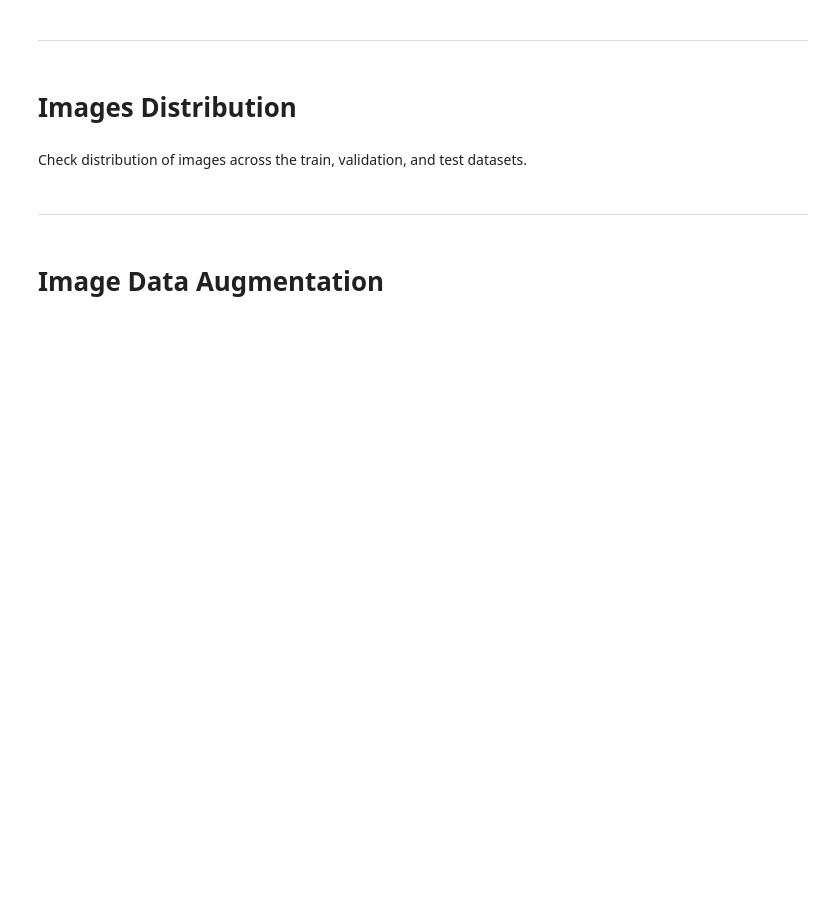
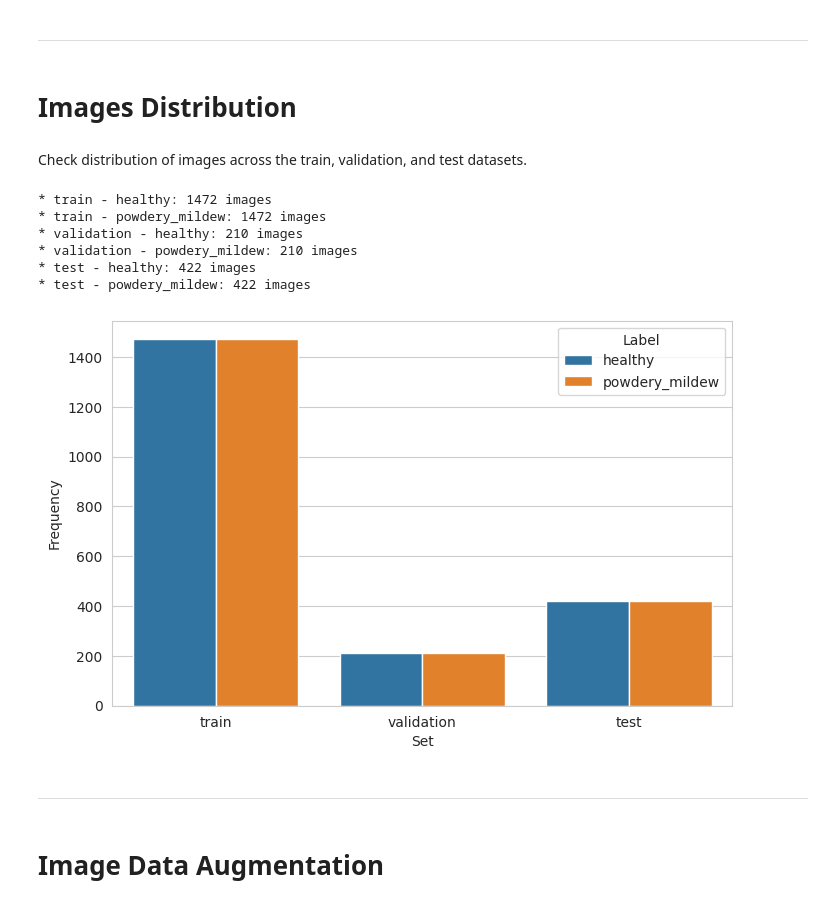
Before and after one commit to Rochilaz123/mildew-detection-in-cherry-leaves, a Jupyter notebook: jupyter_notebooks/03-Modelling and Evaluating.ipynb, the cells around one changed output. Drawn from its saved outputs; the diff is of its cells as text; code cells hidden in the pictures; blank space fills up the shorter version.

```diff
--- a/jupyter_notebooks/03-Modelling and Evaluating.ipynb
+++ b/jupyter_notebooks/03-Modelling and Evaluating.ipynb
@@ -105,27 +117,34 @@ Check distribution of images across the train, validation, and test datasets.
 # %%
 df_freq = pd.DataFrame([])
 for folder in ['train', 'validation', 'test']:
     for label in labels:
         df_freq = df_freq.append(
             pd.Series(data={'Set': folder,
                             'Label': label,
                             'Frequency': int(len(os.listdir(my_data_dir +
                                                  '/' + folder + '/' + label)))}
                       ),
             ignore_index=True
         )
 
         print(
-            f"* {folder} - {label}: {len(os.listdir(my_data_dir+'/'+ folder "
-            f"+ '/' + label))} images")
+            f"* {folder} - {label}: {len(os.listdir(my_data_dir+'/'+ folder + '/' + label))} images")
 
 print("\n")
 sns.set_style("whitegrid")
 plt.figure(figsize=(8, 5))
 sns.barplot(data=df_freq, x='Set', y='Frequency', hue='Label')
 plt.savefig(f'{file_path}/labels_distribution.png',
             bbox_inches='tight', dpi=150)
 plt.show()
+# %% [output]
+* train - healthy: 1472 images
+* train - powdery_mildew: 1472 images
+* validation - healthy: 210 images
+* validation - powdery_mildew: 210 images
+* test - healthy: 422 images
+* test - powdery_mildew: 422 images
+[figure, added]
 # %% [markdown]
 ---
 # %% [markdown]
```
Also changed, not shown: parts of 17 cells of this notebook, 2 other files.
